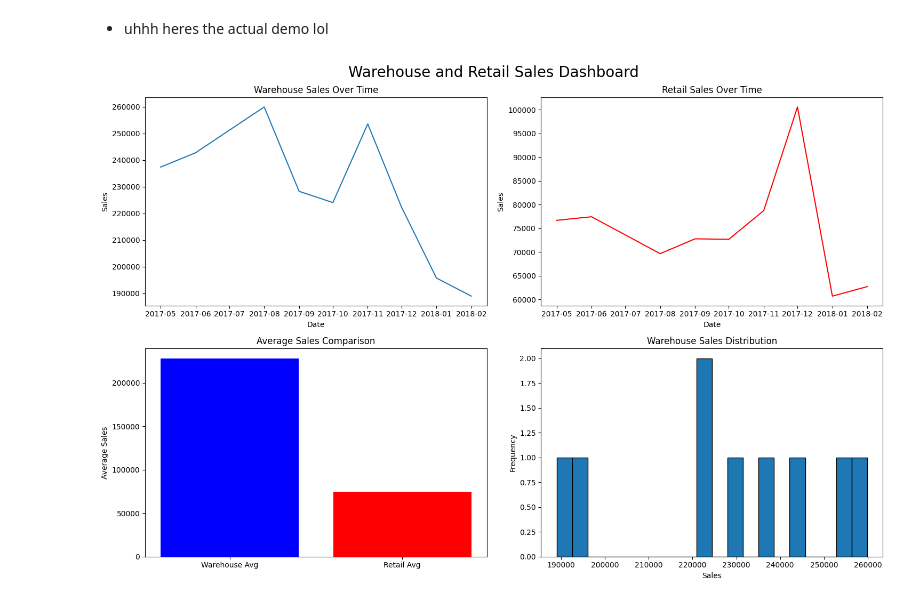
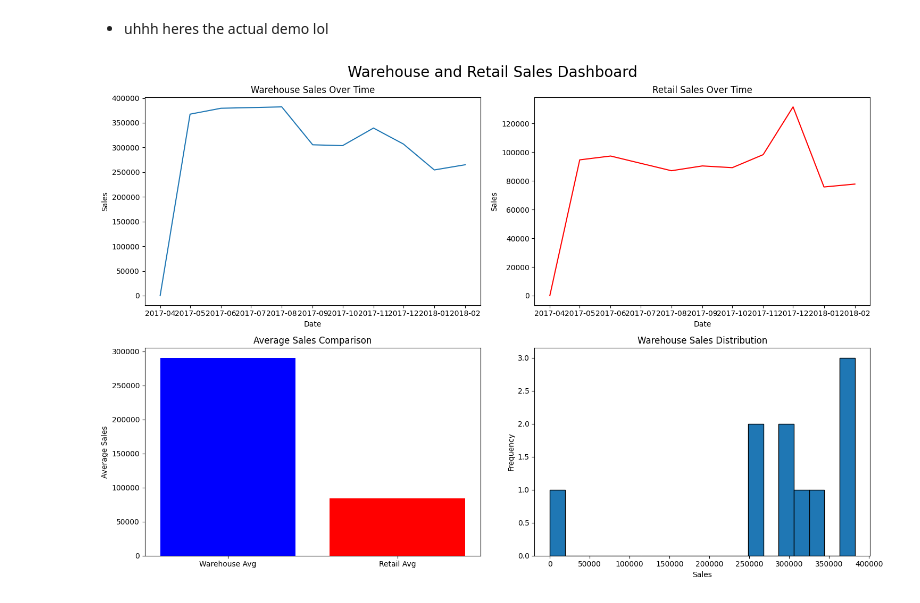
Before and after one commit to 110325-Data-Foundations/Group1NumPy, a Jupyter notebook: visualization.ipynb, the cells around one changed output. Saved outputs shown, nothing was run; the diff lists cells and outputs as text; code cells hidden in the pictures.

```diff
--- a/visualization.ipynb
+++ b/visualization.ipynb
@@ -119,12 +119,12 @@ df = pd.read_csv("./data/Warehouse_and_Retail_Sales.csv")
 #-------------------------------------------------------------
 
 # gets rid of values that removes bad data also cleans a tiny bit and makes trends visible lol...
-# removes 0's and negatives
-df = df[(df["WAREHOUSE SALES"] > 0) & (df["RETAIL SALES"] > 0)]
-# filters extreme outliers that distorted plots by having very large sales
-df = df[(df["WAREHOUSE SALES"] < 10000) & (df["RETAIL SALES"] < 5000)]
-# filter rows by year & month, adding columns to get monthly total
-monthly = df.groupby(["YEAR", "MONTH"]).sum()
+# # removes 0's and negatives
+# df = df[(df["WAREHOUSE SALES"] > 0) & (df["RETAIL SALES"] > 0)]
+# # filters extreme outliers that distorted plots by having very large sales
+# df = df[(df["WAREHOUSE SALES"] < 10000) & (df["RETAIL SALES"] < 5000)]
+# # filter rows by year & month, adding columns to get monthly total
+# monthly = df.groupby(["YEAR", "MONTH"]).sum()
 
 # ".values" converts pandas column into a NumPy array
 # built real date column from year and month ex: 2017 + 4 -> "2017-04"
@@ -173,31 +173,31 @@ axes[0,1].set_ylabel("Sales")
 # calculate averages using numpy fast & efficiently >:)
 avg_warehouse = np.mean(warehouse_sales)
 avg_retail = np.mean(retail_sales)
 # creates bar chart comparing averages which shows warehouse avg and retail avg
 axes[1,0].bar(["Warehouse Avg", "Retail Avg"], [avg_warehouse, avg_retail], color=["blue","red"])
 # labeling axes and title
 axes[1,0].set_title("Average Sales Comparison")
 axes[1,0].set_ylabel("Average Sales")
 
 #------------------------------------------------------------
 
 # Shows how many MONTHS warehouse sales had within a certain dollar range (how many months had sales in that range)
 # some months didnt have sales in the range with the empty bins
 # also the reason why the frequency isnt higher is because I filtered/removed negative values, zero values, crazy outliers = a lot of rows
 # i also grouped the months so essentially i had 9 months of real data after filtering lol
 # holy yap
 
 # made histogram and bin size 20 to see in depth a bit more on how much was spent
 axes[1,1].hist(warehouse_sales, bins=20, edgecolor="black")
 # title and axes...
 axes[1,1].set_title("Warehouse Sales Distribution")
 axes[1,1].set_xlabel("Sales")
 axes[1,1].set_ylabel("Frequency")
 
 #------------------------------------------------------------
 
 # clean up layout and let there be light...
 plt.tight_layout(rect=[0,0,1,1])
 plt.show()
 # %% [output]
-[figure, old version]
+[figure, new version]
```
Also changed, not shown: 2 other files.
